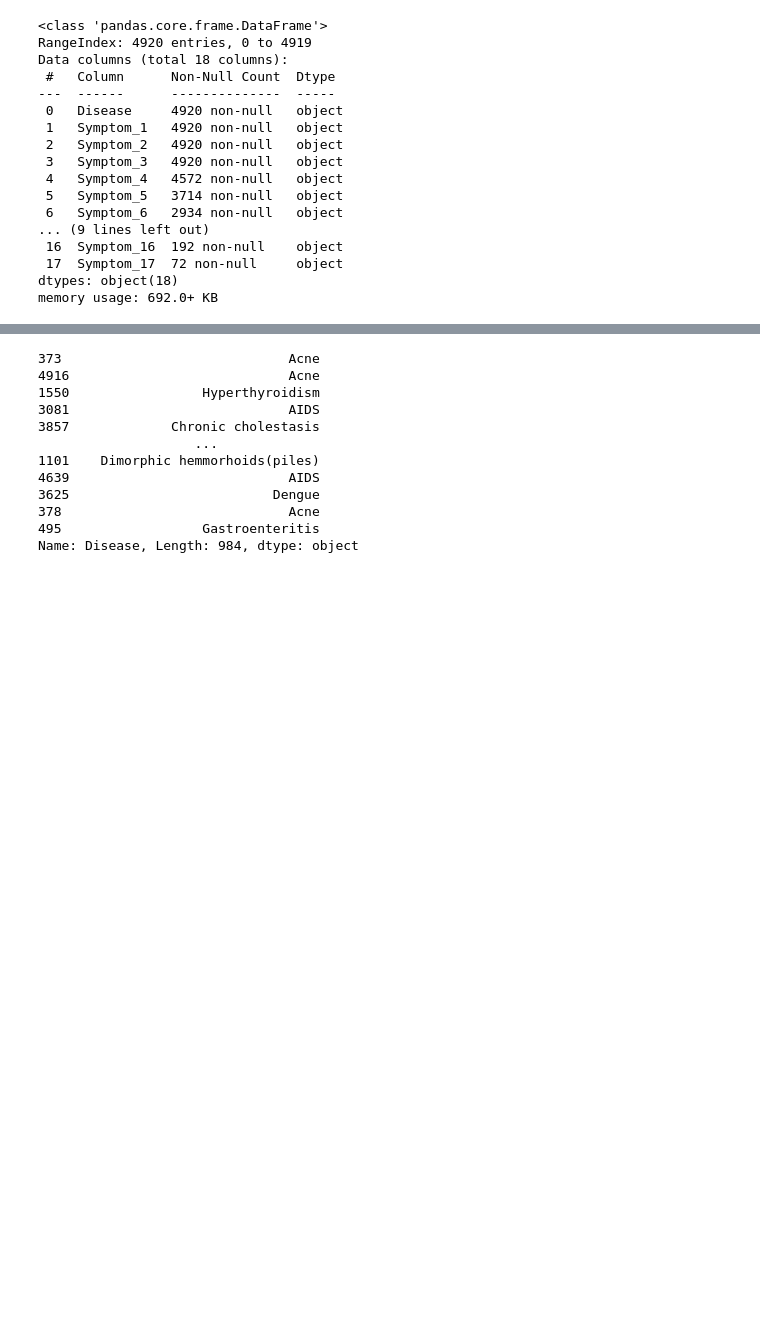
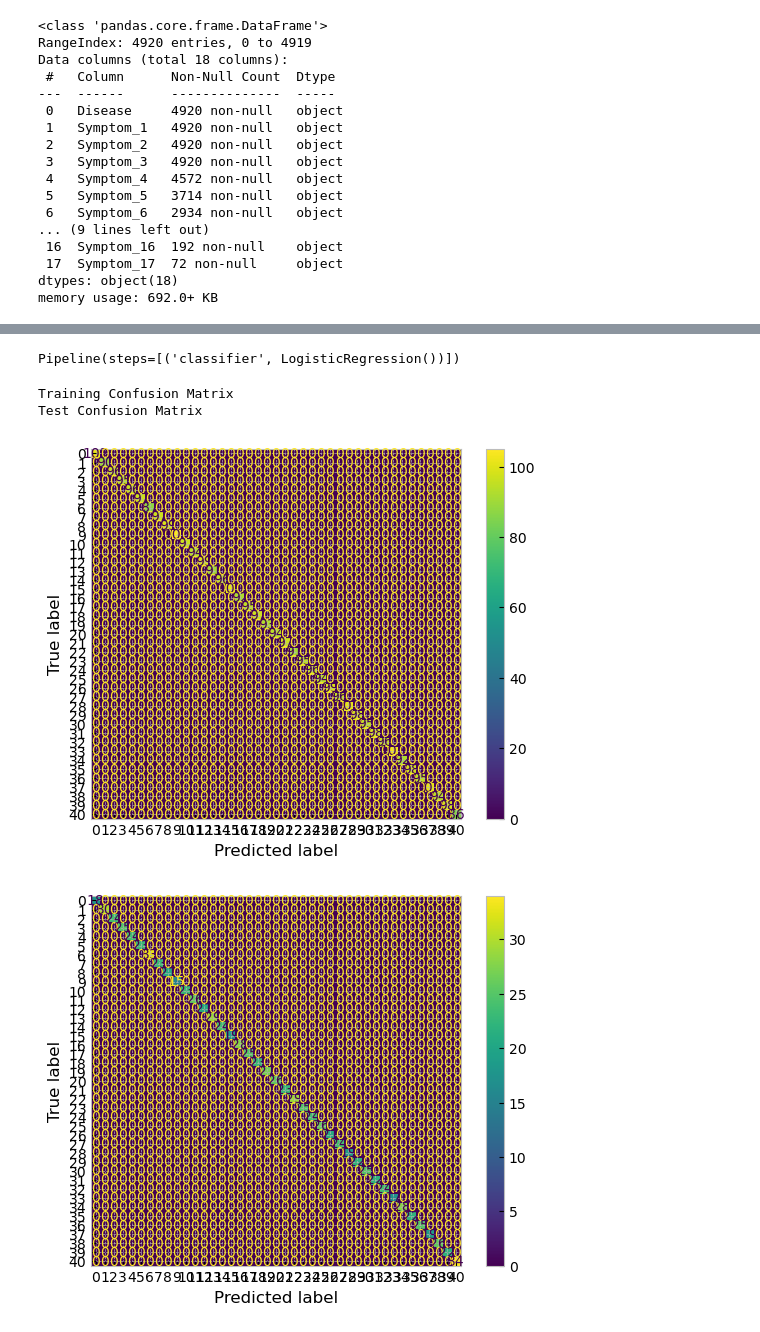
Before and after one commit to Pandananana/SymptoSort, a Jupyter notebook: disease_classifier.ipynb, the cells around one changed output, grey strips where cells are left out. Drawn from its saved outputs; the diff is of its cells as text; code cells hidden in the pictures; blank space fills up the shorter version.

Commit message:
Binary encoding of symptoms and made a Log classifier

```diff
--- a/disease_classifier.ipynb
+++ b/disease_classifier.ipynb
@@ -44,12 +47,3 @@ Data columns (total 18 columns):
  17  Symptom_17  72 non-null     object
 dtypes: object(18)
 memory usage: 692.0+ KB
-# %%
-pre_processing = Pipeline([
-    ('Onehot', OneHotEncoder()),
-])
-
-pre_processing.fit_transform(dataset)
-
-target_column = pre_processing.named_steps['Onehot'].get_feature_names_out()
-target_column
@@ -58,21 +90,31 @@ ValueError: input_features is not equal to feature_names_in_
+# %%
+# Custom transformer for symptoms
+symptom_transformer = CustomSymptomEncoder()
+
+# Apply ColumnTransformer
+preprocessor = ColumnTransformer(
+    transformers=[
+        ('symptoms', symptom_transformer, list(dataset.columns))
+    ])
+
+X = preprocessor.fit_transform(dataset)
+t = dataset['Disease']
+
+# For the target variable
+le = LabelEncoder()
+t = le.fit_transform(t)
 # %%
-# Split the dataset into train and test sets
-
-X = dataset.drop('Disease', axis=1)
-t = dataset['Disease']
+# Split the dataset into training and test sets
 
 X_train, X_test, t_train, t_test = train_test_split(X, t, test_size=0.2, random_state=42)
-t_test
-# %% [output]
-373                             Acne
-4916                            Acne
-1550                 Hyperthyroidism
-3081                            AIDS
-3857             Chronic cholestasis
-                    ...
-1101    Dimorphic hemmorhoids(piles)
-4639                            AIDS
-3625                          Dengue
-378                             Acne
-495                  Gastroenteritis
-Name: Disease, Length: 984, dtype: object
+# %%
+# Create a pipeline for the classifier
+
+model = Pipeline([
+    ('classifier', LogisticRegression())
+])
+
+# Fit the model
+model.fit(X_train, t_train)
+# %% [output]
+Pipeline(steps=[('classifier', LogisticRegression())])
@@ -78,0 +139,11 @@ Name: Disease, Length: 984, dtype: object
+# %%
+print("Training Confusion Matrix")
+ConfusionMatrixDisplay(confusion_matrix(t_train, model.predict(X_train))).plot();
+
+print("Test Confusion Matrix")
+ConfusionMatrixDisplay(confusion_matrix(t_test, model.predict(X_test))).plot();
+# %% [output]
+Training Confusion Matrix
+Test Confusion Matrix
+[figure, added]
+[figure, added]
```
Also changed, not shown: parts of 5 cells of this notebook.
